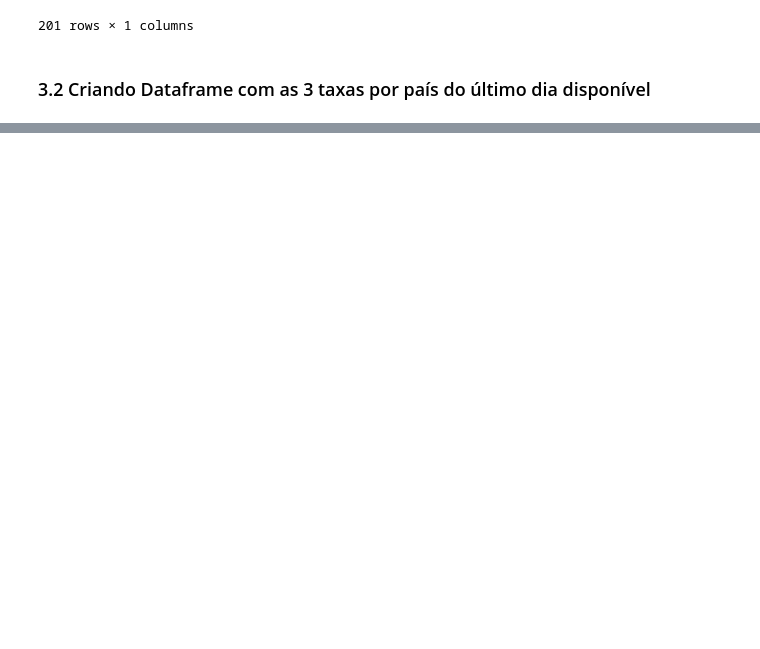
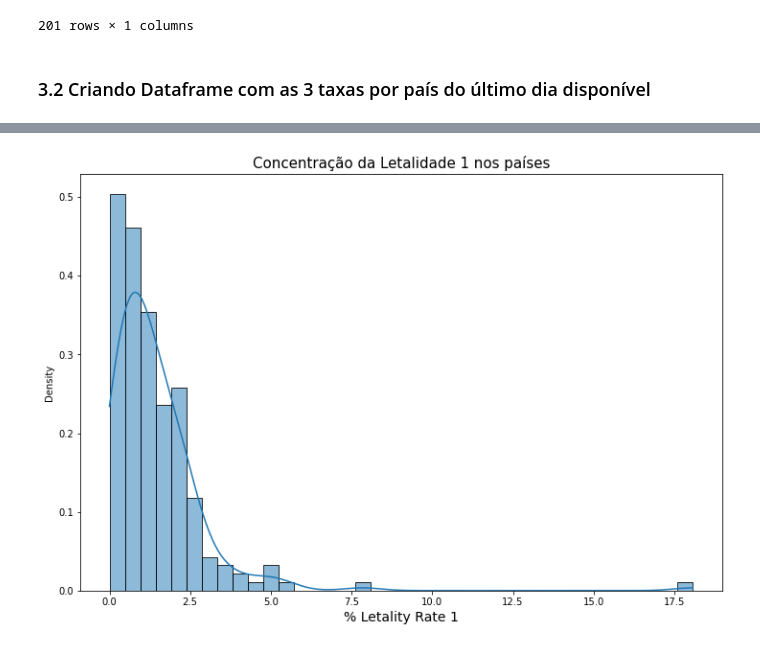
Before and after one commit to ciqueti/Analise_Saude_Medicina, a Jupyter notebook: relatorio.ipynb, the cells around one changed output, grey strips where cells are left out. Cells and saved outputs as stored; diff of their text form; code cells hidden in the pictures; blank space fills up the shorter version.

```diff
--- a/relatorio.ipynb
+++ b/relatorio.ipynb
@@ -359,0 +423,7 @@ Taxa de Letalidade = 1.065224388698267 %
+# %%
+ax = sns.histplot(data=combined.query('Confirmed > 30'), x='letality_rate_1', kde=True, stat='density')
+ax.set_title('Concentração da Letalidade 1 nos países', fontsize=15)
+ax.set_xlabel('% Letality Rate 1', fontsize=14)
+ax.figure.set_size_inches(12,8)
+# %% [output]
+[figure, added]
```
Also changed, not shown: parts of 45 cells of this notebook, 1 other file.
